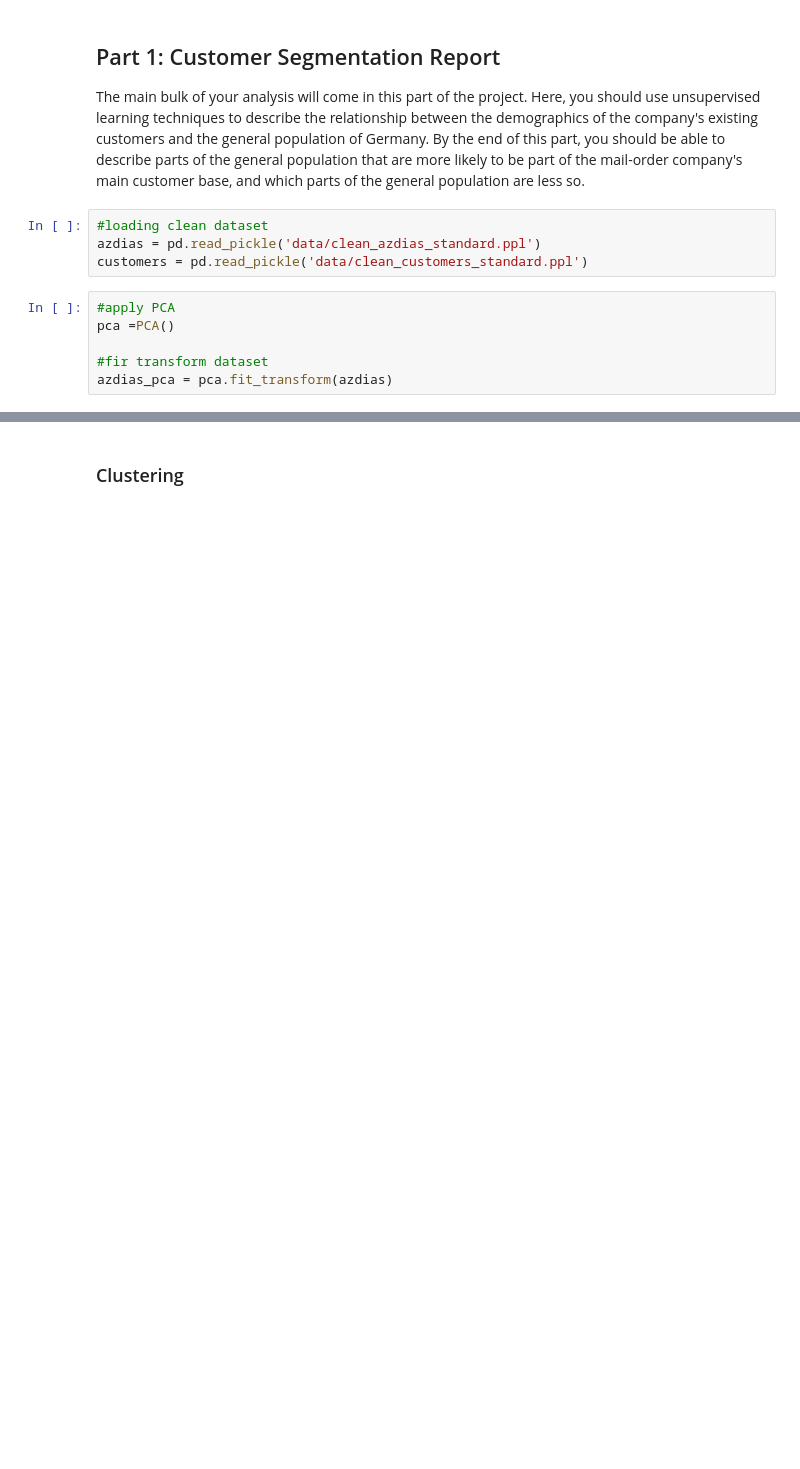
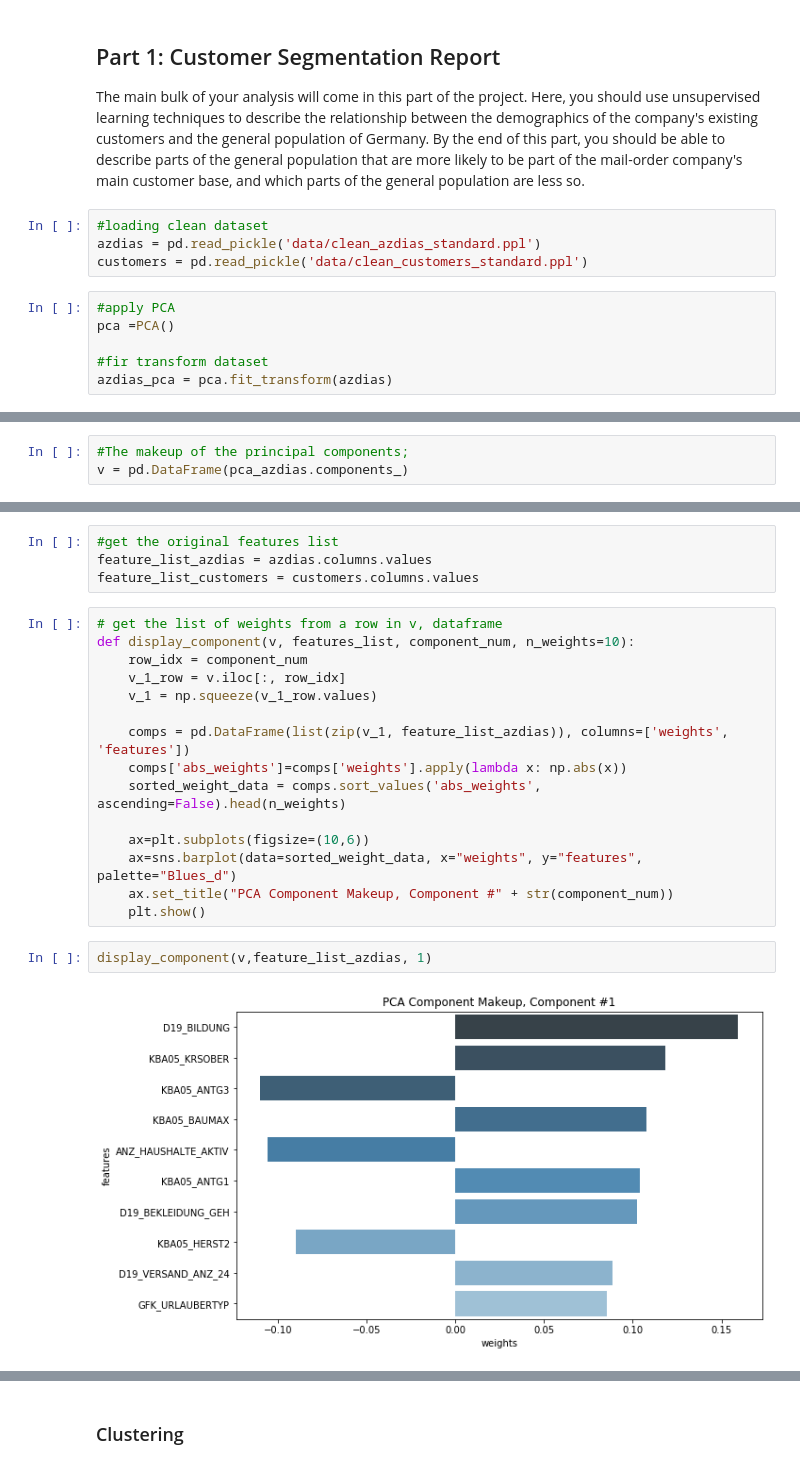
Before and after one commit to leedat152/Udacity_Arvato_Project, a Jupyter notebook: Arvato-Project-Workbook.ipynb, the cells around one changed output, grey strips where cells are left out. Saved outputs shown, nothing was run; the diff lists cells and outputs as text; blank space fills up the shorter version.

```diff
--- a/Arvato-Project-Workbook.ipynb
+++ b/Arvato-Project-Workbook.ipynb
@@ -665,0 +676,3 @@ reduced_customers = reduce_data(customers)
+# %%
+#The makeup of the principal components;
+v = pd.DataFrame(pca_azdias.components_)
@@ -665,0 +705,23 @@ reduced_customers = reduce_data(customers)
+# %%
+#get the original features list
+feature_list_azdias = azdias.columns.values
+feature_list_customers = customers.columns.values
+# %%
+# get the list of weights from a row in v, dataframe
+def display_component(v, features_list, component_num, n_weights=10):
+    row_idx = component_num
+    v_1_row = v.iloc[:, row_idx]
+    v_1 = np.squeeze(v_1_row.values)
+
+    comps = pd.DataFrame(list(zip(v_1, feature_list_azdias)), columns=['weights', 'features'])
+    comps['abs_weights']=comps['weights'].apply(lambda x: np.abs(x))
+    sorted_weight_data = comps.sort_values('abs_weights', ascending=False).head(n_weights)
+
+    ax=plt.subplots(figsize=(10,6))
+    ax=sns.barplot(data=sorted_weight_data, x="weights", y="features", palette="Blues_d")
+    ax.set_title("PCA Component Makeup, Component #" + str(component_num))
+    plt.show()
+# %%
+display_component(v,feature_list_azdias, 1)
+# %% [output]
+[figure, added]
```
Also changed, not shown: parts of 56 cells of this notebook, 1 other file.
